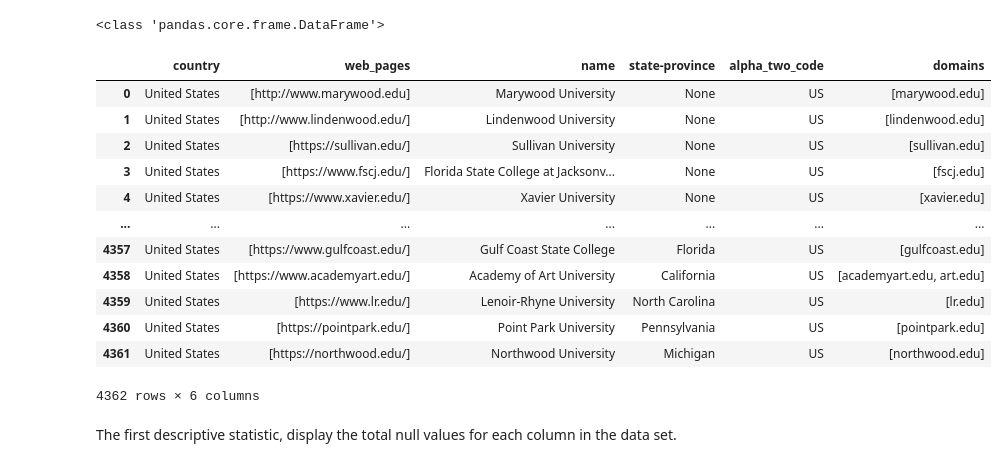
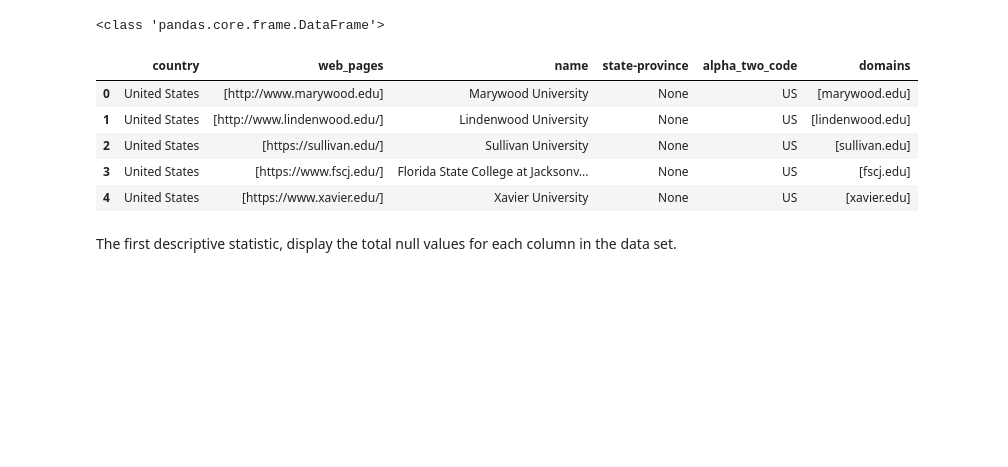
Before and after one commit to timothy7walker/data_1_checks, a Jupyter notebook: UniversitydataUSTimothyWalker.ipynb, the cells around one changed output. Saved outputs shown, nothing was run; the diff lists cells and outputs as text; code cells hidden in the pictures; blank space fills up the shorter version.

```diff
--- a/UniversitydataUSTimothyWalker.ipynb
+++ b/UniversitydataUSTimothyWalker.ipynb
@@ -49,21 +49,14 @@ print(type(university))
 # %% [output]
 <class 'pandas.core.frame.DataFrame'>
 # %%
-university
+university.head()
 # %% [output]
 |  | country | web_pages | name | state-province | alpha_two_code | domains |
 | 0 | United States | [http://www.marywood.edu] | Marywood University | None | US | [marywood.edu] |
 | 1 | United States | [http://www.lindenwood.edu/] | Lindenwood University | None | US | [lindenwood.edu] |
 | 2 | United States | [https://sullivan.edu/] | Sullivan University | None | US | [sullivan.edu] |
 | 3 | United States | [https://www.fscj.edu/] | Florida State College at Jacksonv... | None | US | [fscj.edu] |
 | 4 | United States | [https://www.xavier.edu/] | Xavier University | None | US | [xavier.edu] |
-| ... | ... | ... | ... | ... | ... | ... |
-| 4357 | United States | [https://www.gulfcoast.edu/] | Gulf Coast State College | Florida | US | [gulfcoast.edu] |
-| 4358 | United States | [https://www.academyart.edu/] | Academy of Art University | California | US | [academyart.edu, art.edu] |
-| 4359 | United States | [https://www.lr.edu/] | Lenoir-Rhyne University | North Carolina | US | [lr.edu] |
-| 4360 | United States | [https://pointpark.edu/] | Point Park University | Pennsylvania | US | [pointpark.edu] |
-| 4361 | United States | [https://northwood.edu/] | Northwood University | Michigan | US | [northwood.edu] |
-4362 rows × 6 columns
 # %% [markdown]
 The first descriptive statistic, display the total null values for each column in the data set.
 # %%
```
